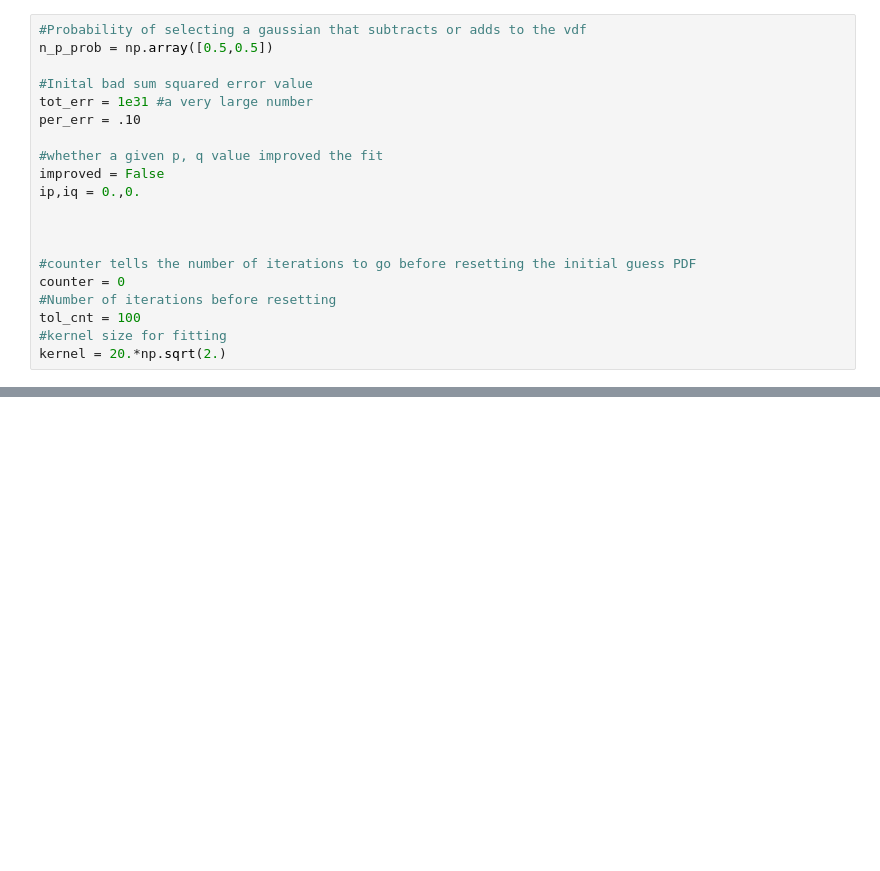
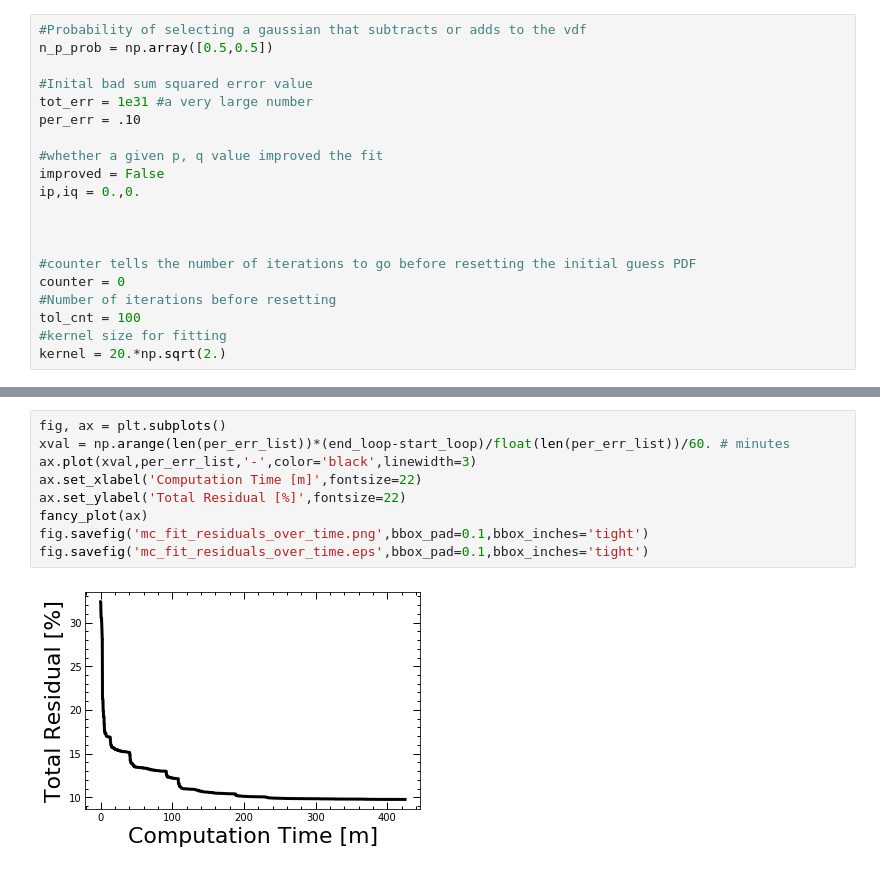
Before and after one commit to jprchlik/faraday_cup_int, a Jupyter notebook: wind_eff_area/aided_monte_carlo_jet_ellipse.ipynb, the cells around one changed output, grey strips where cells are left out. Saved outputs shown, nothing was run; the diff lists cells and outputs as text; blank space fills up the shorter version.

```diff
--- a/wind_eff_area/aided_monte_carlo_jet_ellipse.ipynb
+++ b/wind_eff_area/aided_monte_carlo_jet_ellipse.ipynb
@@ -398,3 +226,14 @@ Total error for iteration 5528 is 8.438e+00%
+# %%
+fig, ax = plt.subplots()
+xval = np.arange(len(per_err_list))*(end_loop-start_loop)/float(len(per_err_list))/60. # minutes
+ax.plot(xval,per_err_list,'-',color='black',linewidth=3)
+ax.set_xlabel('Computation Time [m]',fontsize=22)
+ax.set_ylabel('Total Residual [%]',fontsize=22)
+fancy_plot(ax)
+fig.savefig('mc_fit_residuals_over_time.png',bbox_pad=0.1,bbox_inches='tight')
+fig.savefig('mc_fit_residuals_over_time.eps',bbox_pad=0.1,bbox_inches='tight')
+# %% [output]
+[figure, added]
 # %%
 #Show prediction grid
 fig, ax = plt.subplots()
```
Also changed, not shown: parts of 21 cells of this notebook.
